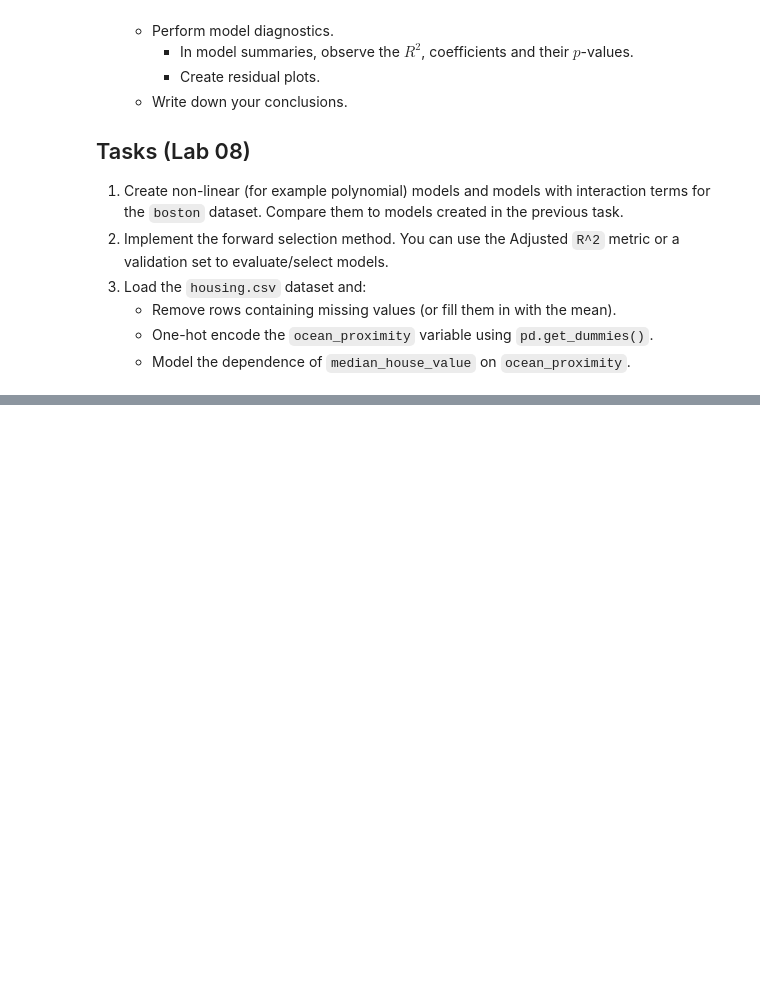
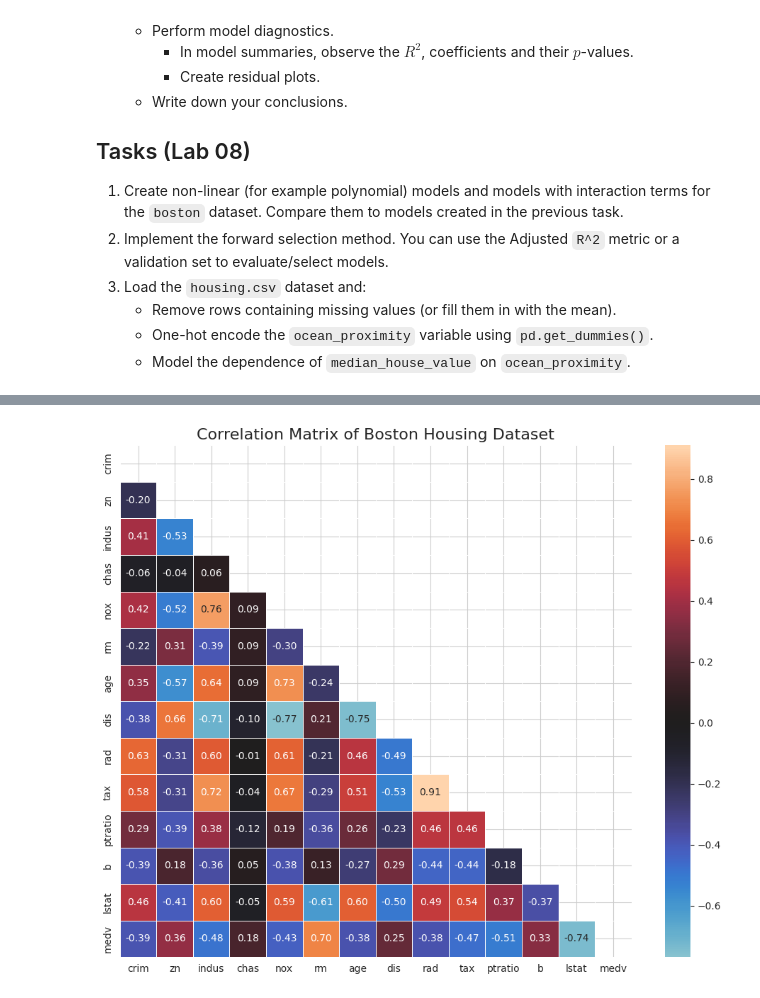
Before and after one commit to s34836/EWD, a Jupyter notebook: lab7_8.ipynb, the cells around one changed output, grey strips where cells are left out. Saved outputs shown, nothing was run; the diff lists cells and outputs as text; code cells hidden in the pictures; blank space fills up the shorter version.

```diff
--- a/lab7_8.ipynb
+++ b/lab7_8.ipynb
@@ -15,3 +15,7 @@
     - Remove rows containing missing values (or fill them in with the mean).
     - One-hot encode the `ocean_proximity` variable using `pd.get_dummies()`.
     - Model the dependence of `median_house_value` on `ocean_proximity`.
+# %%
+boston_df_raw = pd.read_csv('boston.csv')
+df = boston_df_raw.copy()
+df.info()
@@ -17,0 +58,25 @@
+# %%
+import pandas as pd
+import numpy as np
+import statsmodels.api as sm
+import matplotlib.pyplot as plt
+import statsmodels.formula.api as smf
+import seaborn as sns
+from statsmodels.stats.outliers_influence import variance_inflation_factor
+from matplotlib.gridspec import GridSpec
+
+
+correlation_matrix = df.corr()
+
+plt.figure(figsize=(10, 8))
+mask = np.zeros_like(correlation_matrix, dtype=bool)
+mask[np.triu_indices_from(mask)] = True
+
+
+sns.heatmap(correlation_matrix, mask=mask, annot=True, fmt=".2f",
+            square=True, linewidths=.5, center=0)
+plt.title('Correlation Matrix of Boston Housing Dataset', fontsize=16)
+plt.tight_layout()
+plt.show()
+# %% [output]
+[figure, added]
```
Also changed, not shown: parts of 13 cells of this notebook.
